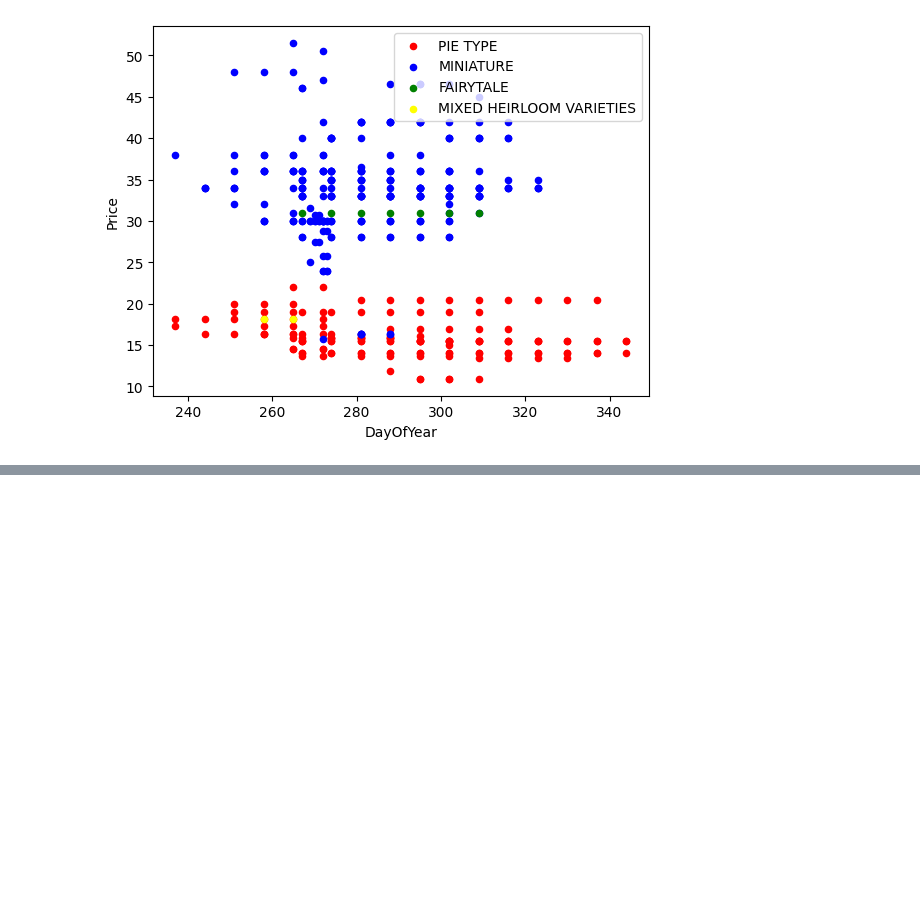
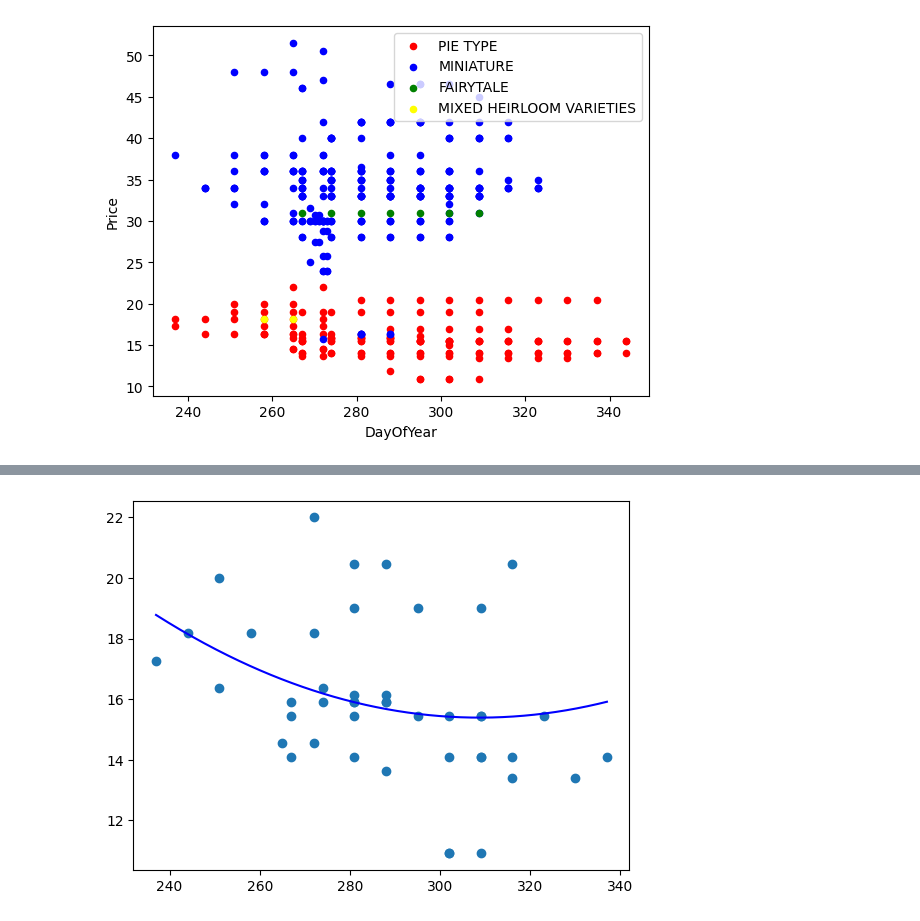
Before and after one commit to VEDANT-CPU/ML-For-Beginners, a Jupyter notebook: 2-Regression/3-Linear/notebook.ipynb, the cells around one changed output, grey strips where cells are left out. Saved outputs shown, nothing was run; the diff lists cells and outputs as text; code cells hidden in the pictures; blank space fills up the shorter version.

```diff
--- a/2-Regression/3-Linear/notebook.ipynb
+++ b/2-Regression/3-Linear/notebook.ipynb
@@ -89,0 +190,10 @@ for i,var in enumerate(new_pumpkins['Variety'].unique()):
+# %%
+# Create smooth x range spanning the data
+X_line = np.linspace(X_test.min(), X_test.max(), 300).reshape(-1, 1)
+Polynomial_pred = pipeline.predict(X_line)
+
+plt.scatter(X_test, y_test)
+plt.plot(X_line, Polynomial_pred, color='blue')
+plt.show()
+# %% [output]
+[figure, added]
```
Also changed, not shown: parts of 15 cells of this notebook.
